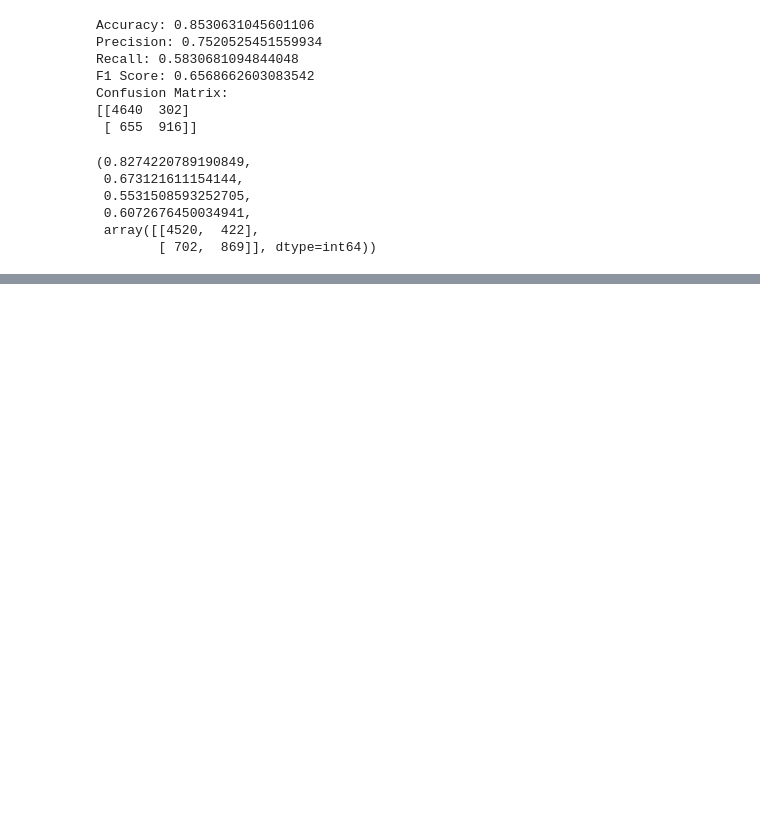
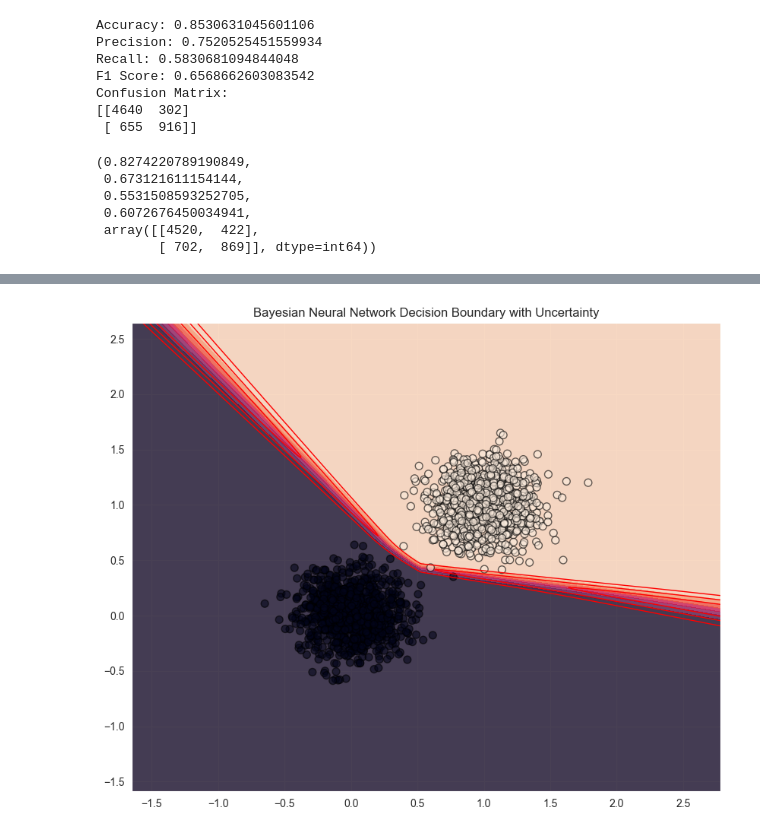
Before and after one commit to NicolaiLindner/Leaguify_Website, a Jupyter notebook: notebooks/Bayesian Neural Networks.ipynb, the cells around one changed output, grey strips where cells are left out. Saved outputs shown, nothing was run; the diff lists cells and outputs as text; code cells hidden in the pictures; blank space fills up the shorter version.

```diff
--- a/notebooks/Bayesian Neural Networks.ipynb
+++ b/notebooks/Bayesian Neural Networks.ipynb
@@ -285,0 +447,31 @@ accuracy, precision, recall, f1, conf_matrix
+# %%
+def plot_bayesian_decision_boundary(model, X, y, n_forward_passes=10):
+    h = 0.01
+    x_min, x_max = X[:, 0].min() - 1, X[:, 0].max() + 1
+    y_min, y_max = X[:, 1].min() - 1, X[:, 1].max() + 1
+
+    xx, yy = np.meshgrid(np.arange(x_min, x_max, h), np.arange(y_min, y_max, h))
+
+    Z_list = []
+    for i in range(n_forward_passes):
+        Z = model(torch.FloatTensor(np.c_[xx.ravel(), yy.ravel()]))
+        Z = Z.detach().numpy()
+        Z_list.append(Z.reshape(xx.shape))
+
+    Z_mean = np.mean(Z_list, axis=0)
+    Z_std = np.std(Z_list, axis=0)
+
+    plt.figure(figsize=(10, 8))
+    plt.contourf(xx, yy, Z_mean, alpha=0.8)
+    plt.scatter(X[:, 0], X[:, 1], c=y, edgecolors='k', marker='o', s=50, linewidth=1, alpha=0.6)
+    plt.title('Bayesian Neural Network Decision Boundary with Uncertainty')
+
+    # Add Uncertainty Contours
+    plt.contour(xx, yy, Z_std, levels=[0.1, 0.2, 0.3], colors='r', linewidths=1)
+
+    plt.show()
+# %%
+# After training your Bayesian Neural Network model
+plot_bayesian_decision_boundary(bayesian_model, X, y, n_forward_passes=100)
+# %% [output]
+[figure, added]
```
Also changed, not shown: parts of 3 cells of this notebook, 4 other files.
